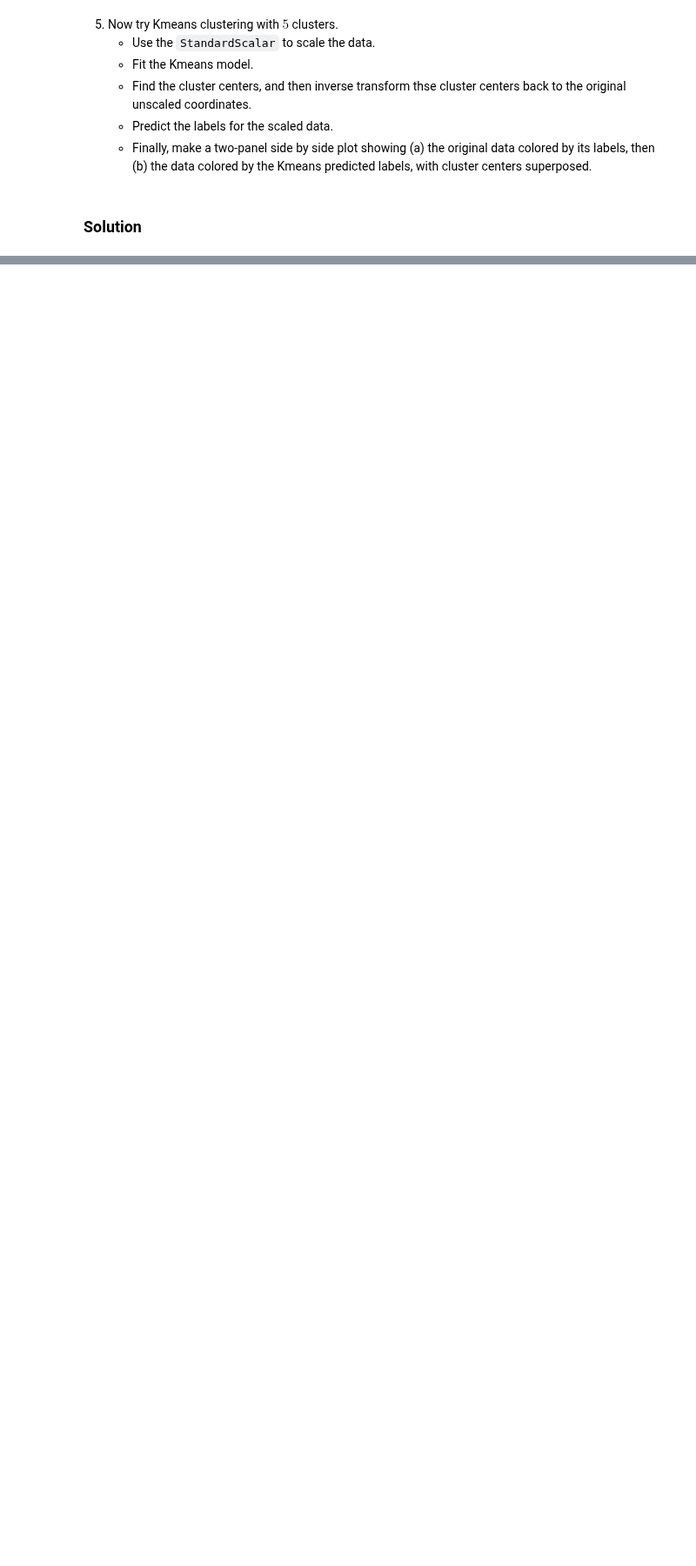
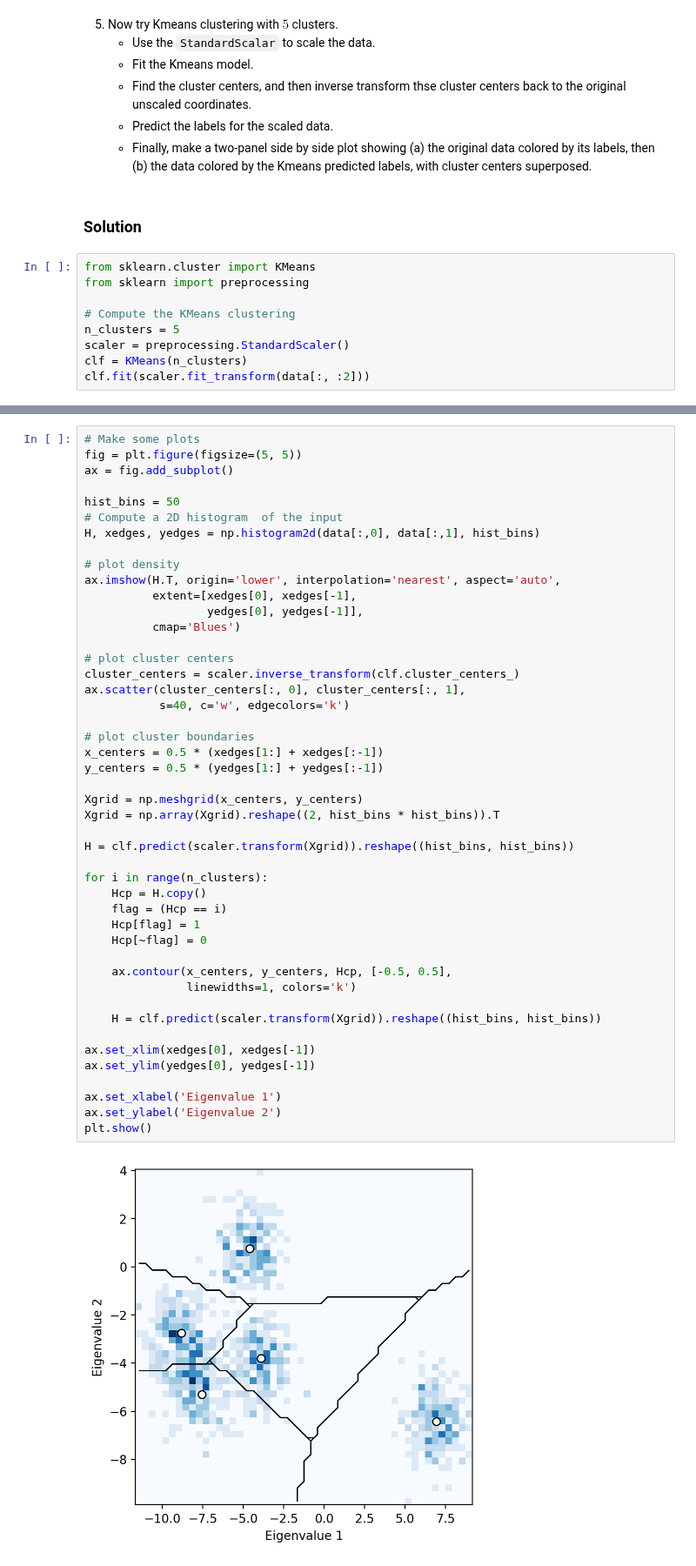
Before and after one commit to VanderbiltAstronomy/astr_8070_s25, a Jupyter notebook: coursework/student_folders/m_rizzosmith/homework/vu_astr8070_s25_hw6_mikerizzosmith.ipynb, the cells around one changed output, grey strips where cells are left out. Shown at 87% size. Saved outputs shown, nothing was run; the diff lists cells and outputs as text; blank space fills up the shorter version.

```diff
--- a/coursework/student_folders/m_rizzosmith/homework/vu_astr8070_s25_hw6_mikerizzosmith.ipynb
+++ b/coursework/student_folders/m_rizzosmith/homework/vu_astr8070_s25_hw6_mikerizzosmith.ipynb
@@ -125,3 +192,12 @@ def draw_ellipse(mu, C, scales=[1, 2, 3], ax=None, **kwargs):
     - Finally, make a two-panel side by side plot showing (a) the original data colored by its labels, then (b) the data colored by the Kmeans predicted labels, with cluster centers superposed.
 # %% [markdown]
 ### Solution
+# %%
+from sklearn.cluster import KMeans
+from sklearn import preprocessing
+
+# Compute the KMeans clustering
+n_clusters = 5
+scaler = preprocessing.StandardScaler()
+clf = KMeans(n_clusters)
+clf.fit(scaler.fit_transform(data[:, :2]))
@@ -127,0 +206,48 @@ def draw_ellipse(mu, C, scales=[1, 2, 3], ax=None, **kwargs):
+# %%
+# Make some plots
+fig = plt.figure(figsize=(5, 5))
+ax = fig.add_subplot()
+
+hist_bins = 50
+# Compute a 2D histogram  of the input
+H, xedges, yedges = np.histogram2d(data[:,0], data[:,1], hist_bins)
+
+# plot density
+ax.imshow(H.T, origin='lower', interpolation='nearest', aspect='auto',
+          extent=[xedges[0], xedges[-1],
+                  yedges[0], yedges[-1]],
+          cmap='Blues')
+
+# plot cluster centers
+cluster_centers = scaler.inverse_transform(clf.cluster_centers_)
+ax.scatter(cluster_centers[:, 0], cluster_centers[:, 1],
+           s=40, c='w', edgecolors='k')
+
+# plot cluster boundaries
+x_centers = 0.5 * (xedges[1:] + xedges[:-1])
+y_centers = 0.5 * (yedges[1:] + yedges[:-1])
+
+Xgrid = np.meshgrid(x_centers, y_centers)
+Xgrid = np.array(Xgrid).reshape((2, hist_bins * hist_bins)).T
+
+H = clf.predict(scaler.transform(Xgrid)).reshape((hist_bins, hist_bins))
+
+for i in range(n_clusters):
+    Hcp = H.copy()
+    flag = (Hcp == i)
+    Hcp[flag] = 1
+    Hcp[~flag] = 0
+
+    ax.contour(x_centers, y_centers, Hcp, [-0.5, 0.5],
+               linewidths=1, colors='k')
+
+    H = clf.predict(scaler.transform(Xgrid)).reshape((hist_bins, hist_bins))
+
+ax.set_xlim(xedges[0], xedges[-1])
+ax.set_ylim(yedges[0], yedges[-1])
+
+ax.set_xlabel('Eigenvalue 1')
+ax.set_ylabel('Eigenvalue 2')
+plt.show()
+# %% [output]
+[figure, added]
```
Also changed, not shown: parts of 4 cells of this notebook.
